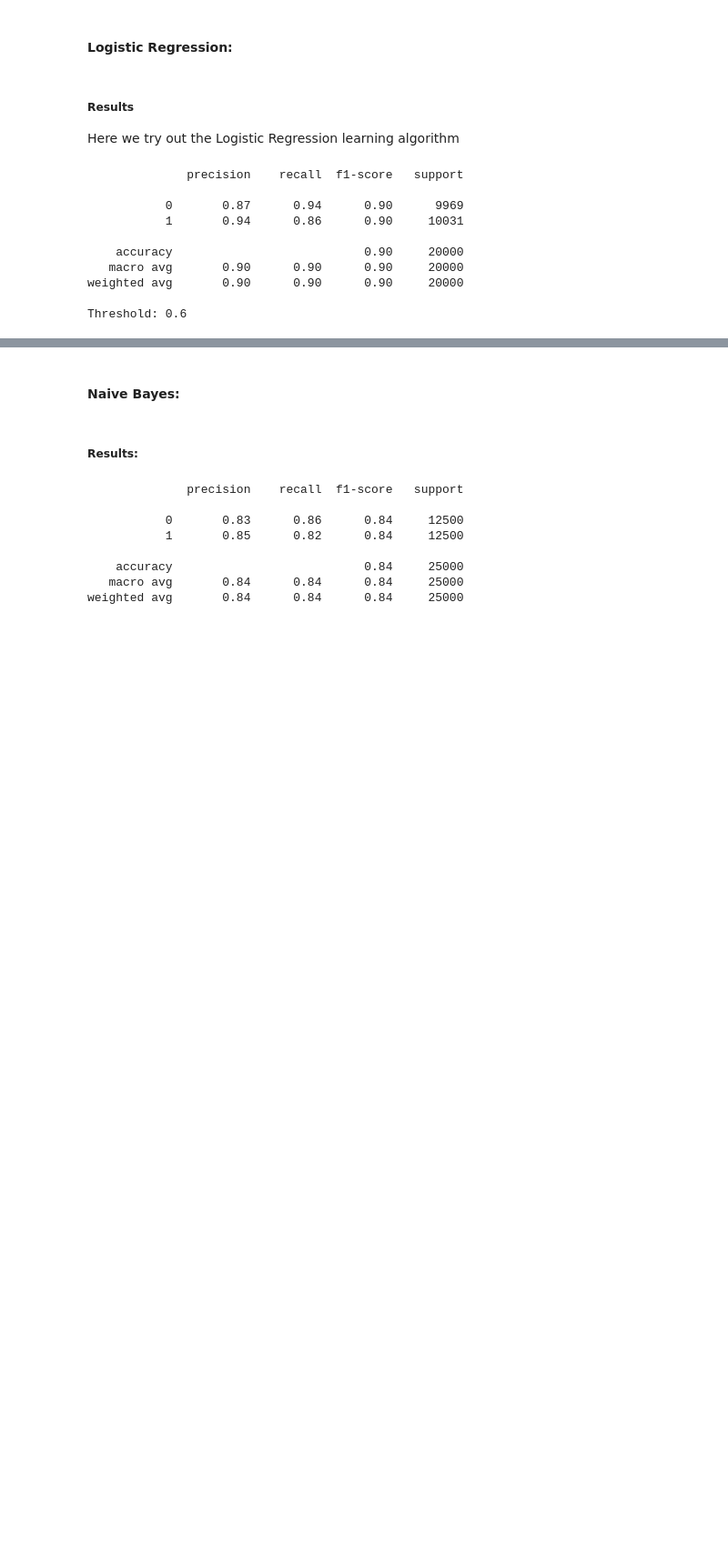
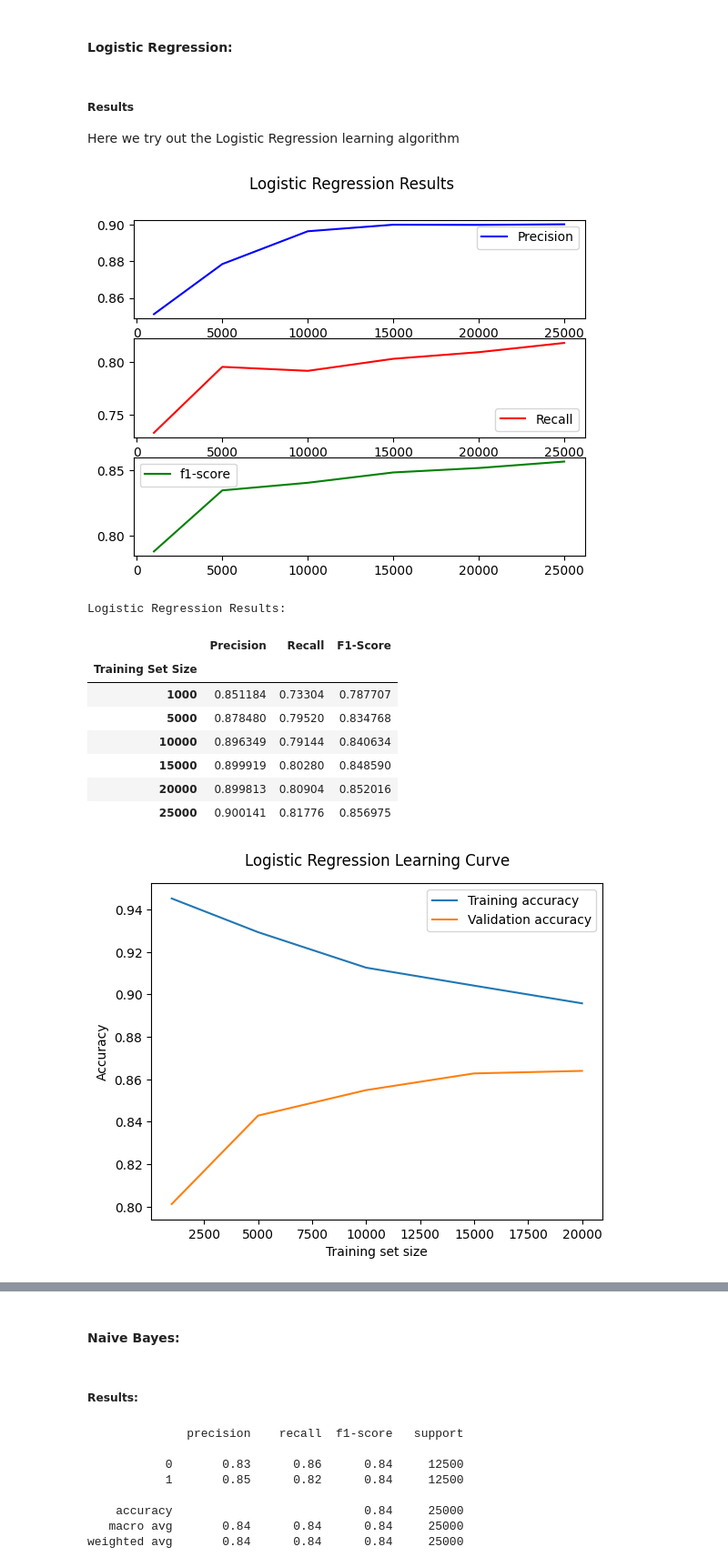
Before and after one commit to vleft02/IMDB-Review-Classification, a Jupyter notebook: ML.ipynb, the cells around one changed output, grey strips where cells are left out. Shown at 91% size. Saved outputs shown, nothing was run; the diff lists cells and outputs as text; code cells hidden in the pictures; blank space fills up the shorter version.

Commit message:
custom classification Report + learning curve moved to part 1

```diff
--- a/ML.ipynb
+++ b/ML.ipynb
@@ -87,3 +88,31 @@ Vocabulary size: 3563
+# %%
+def my_learning_curve(estimator, X, y  ,train_sizes, scoring, title, cv=5):
+    train_sizes, train_scores, validation_scores = learning_curve(
+    estimator = estimator,
+    X = X,
+    y = y,
+    train_sizes = train_sizes,
+    cv=cv,
+    scoring = scoring)
+    train_scores_mean = train_scores.mean(axis = 1)
+    validation_scores_mean = validation_scores.mean(axis = 1)
+    plt.plot(train_sizes,  train_scores_mean, label = 'Training accuracy')
+    plt.plot(train_sizes,  validation_scores_mean, label = 'Validation accuracy')
+    plt.ylabel('Accuracy')
+    plt.xlabel('Training set size')
+    plt.title(title, y = 1.03)
+    plt.legend()
+    plt.show()
+
+    learning_curve_df = pd.DataFrame({
+        'Training Set Size': train_sizes,
+        'Training Accuracy': train_scores_mean,
+        'Validation Accuracy': validation_scores_mean
+    })
+    learning_curve_df.set_index('Training Set Size', drop=True, inplace=True)
+    # Printing the table
+    print("\nLearning Curve Data:")
+    display(learning_curve_df)
 # %% [markdown]
 #### Logistic Regression:
 # %%
@@ -212,18 +286,17 @@ class LogisticRegression():
 Here we try out the Logistic Regression learning algorithm
 # %%
 LogReg = LogisticRegression(100,threshold=0.6, regularization_factor=0.001)
-LogReg.fit(x_train,y_train)
-#LogReg.generate_pr_curves()
-y_predicted = LogReg.predict(x_test)
-# LogReg.evaluate(y_test,y_predicted)
+
+LogReg.custom_classification_report(x_train=x_train,y_train=y_train,x_test=x_test, y_test=y_test, train_sizes = [1000,5000,10000,15000,20000,25000])
 # %% [output]
+[figure, added]
-              precision    recall  f1-score   support
-
-           0       0.87      0.94      0.90      9969
-           1       0.94      0.86      0.90     10031
-
-    accuracy                           0.90     20000
-   macro avg       0.90      0.90      0.90     20000
-weighted avg       0.90      0.90      0.90     20000
-
-Threshold: 0.6
+Logistic Regression Results:
+|  | Precision | Recall | F1-Score |
+| Training Set Size |  |  |  |
+| 1000 | 0.851184 | 0.73304 | 0.787707 |
+| 5000 | 0.878480 | 0.79520 | 0.834768 |
+| 10000 | 0.896349 | 0.79144 | 0.840634 |
+| 15000 | 0.899919 | 0.80280 | 0.848590 |
+| 20000 | 0.899813 | 0.80904 | 0.852016 |
+| 25000 | 0.900141 | 0.81776 | 0.856975 |
+[figure, added]
```
Also changed, not shown: parts of 13 cells of this notebook.
